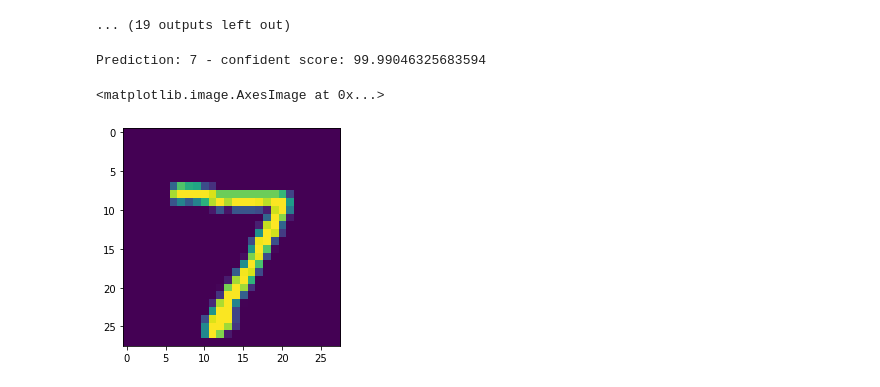
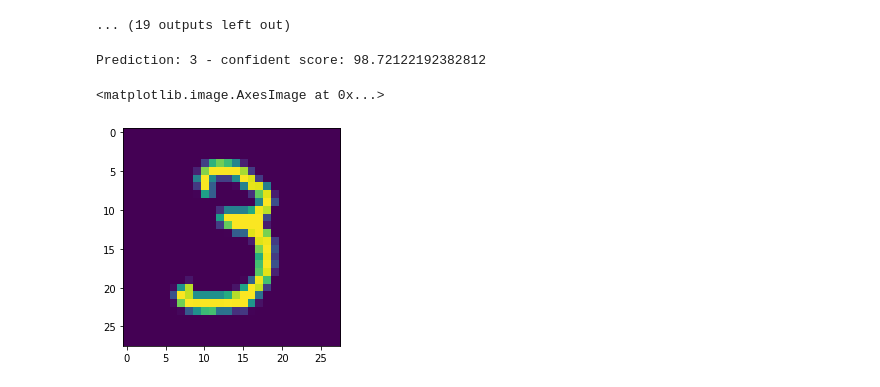
Before and after one commit to sun-asterisk-research/basic-ml-course, a Jupyter notebook: 07_Neural_Network/Solution 7.ipynb, the cells around one changed output. Cells and saved outputs as stored; diff of their text form; code cells hidden in the pictures.

```diff
--- a/07_Neural_Network/Solution 7.ipynb
+++ b/07_Neural_Network/Solution 7.ipynb
@@ -185,16 +185,16 @@ Epoch 5- Training...
 Epoch 5- Evaluating...
 ... (19 outputs left out)
 # %%
-img, label = testset[0]   # you can change the index
+img, label = testset[4586]   # you can change the index
 # input_tensor = torch.tensor(img).cuda() # convert image to tensor to be able to pass through model, and model the image to GPU
 input_tensor = img.clone().detach().cuda()  # to remove the torch.tensor will be deprecated error we use x.clone()
 output = model(input_tensor)
 # your code here
 value = model(input_tensor).argmax(axis=-1)[0]
 confident_score = softmax(model(input_tensor))[0].max() * 100
 print(f"Prediction: {value} - confident score: {confident_score}")
 plt.imshow(img[0])
 # %% [output]
-Prediction: 7 - confident score: 99.99046325683594
+Prediction: 3 - confident score: 98.72122192382812
 <matplotlib.image.AxesImage at 0x...>
-[figure, old version]
+[figure, new version]
```
Also changed, not shown: parts of 2 cells of this notebook.
